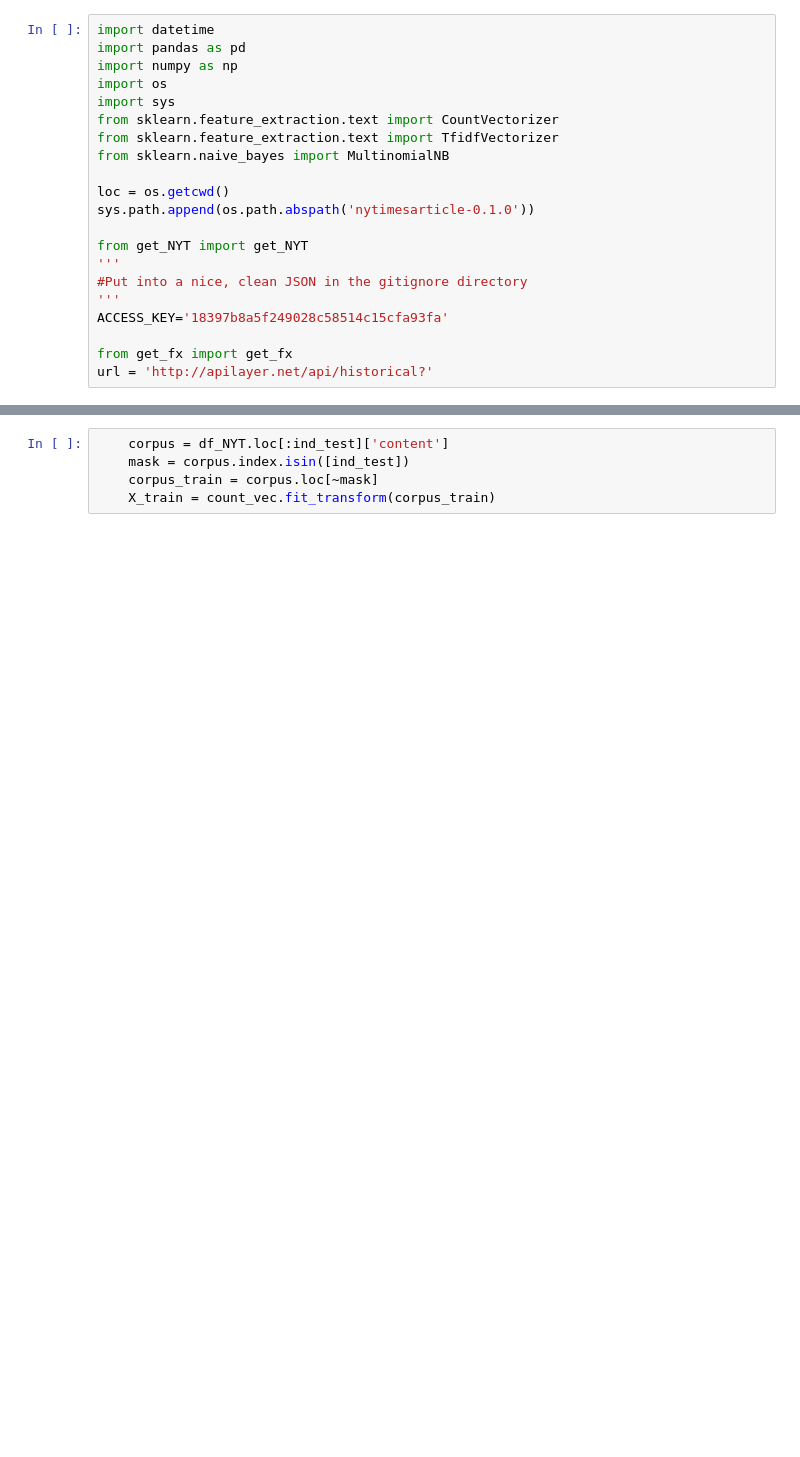
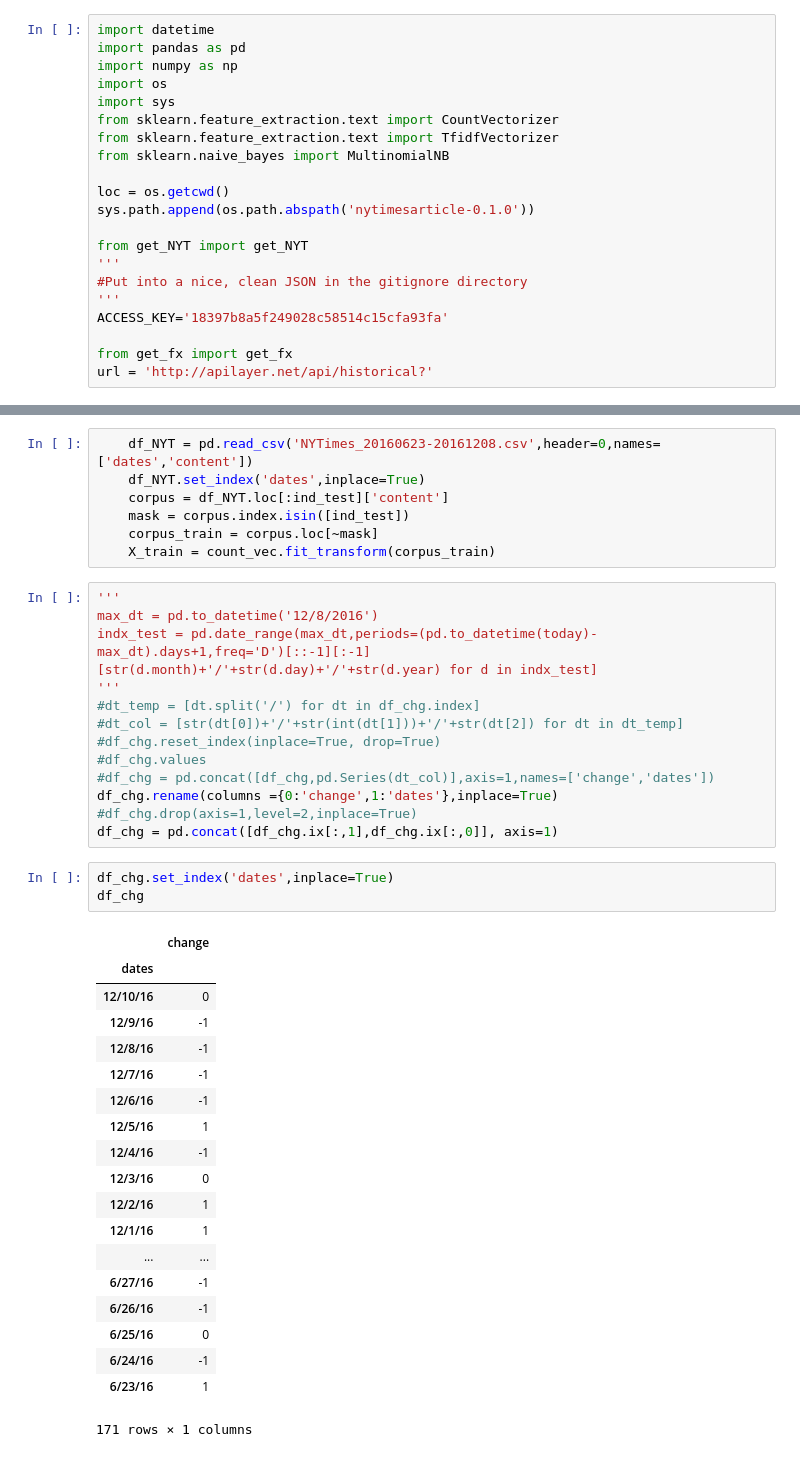
Before and after one commit to cjl2183/FX_NLP, a Jupyter notebook: Predict_FX.ipynb, the cells around one changed output, grey strips where cells are left out. Cells and saved outputs as stored; diff of their text form; blank space fills up the shorter version.

```diff
--- a/Predict_FX.ipynb
+++ b/Predict_FX.ipynb
@@ -97,8 +133,47 @@ number of articles today: 3
 # %%
+    df_NYT = pd.read_csv('NYTimes_20160623-20161208.csv',header=0,names=['dates','content'])
+    df_NYT.set_index('dates',inplace=True)
     corpus = df_NYT.loc[:ind_test]['content']
     mask = corpus.index.isin([ind_test])
     corpus_train = corpus.loc[~mask]
     X_train = count_vec.fit_transform(corpus_train)
+# %%
+'''
+max_dt = pd.to_datetime('12/8/2016')
+indx_test = pd.date_range(max_dt,periods=(pd.to_datetime(today)-max_dt).days+1,freq='D')[::-1][:-1]
+[str(d.month)+'/'+str(d.day)+'/'+str(d.year) for d in indx_test]
+'''
+#dt_temp = [dt.split('/') for dt in df_chg.index]
+#dt_col = [str(dt[0])+'/'+str(int(dt[1]))+'/'+str(dt[2]) for dt in dt_temp]
+#df_chg.reset_index(inplace=True, drop=True)
+#df_chg.values
+#df_chg = pd.concat([df_chg,pd.Series(dt_col)],axis=1,names=['change','dates'])
+df_chg.rename(columns ={0:'change',1:'dates'},inplace=True)
+#df_chg.drop(axis=1,level=2,inplace=True)
+df_chg = pd.concat([df_chg.ix[:,1],df_chg.ix[:,0]], axis=1)
+# %%
+df_chg.set_index('dates',inplace=True)
+df_chg
+# %% [output]
+|  | change |
+| dates |  |
+| 12/10/16 | 0 |
+| 12/9/16 | -1 |
+| 12/8/16 | -1 |
+| 12/7/16 | -1 |
+| 12/6/16 | -1 |
+| 12/5/16 | 1 |
+| 12/4/16 | -1 |
+| 12/3/16 | 0 |
+| 12/2/16 | 1 |
+| 12/1/16 | 1 |
+| ... | ... |
+| 6/27/16 | -1 |
+| 6/26/16 | -1 |
+| 6/25/16 | 0 |
+| 6/24/16 | -1 |
+| 6/23/16 | 1 |
+171 rows × 1 columns
 # %%
     Y = []
     for dt in corpus.index:
```
Also changed, not shown: parts of 30 cells of this notebook.
